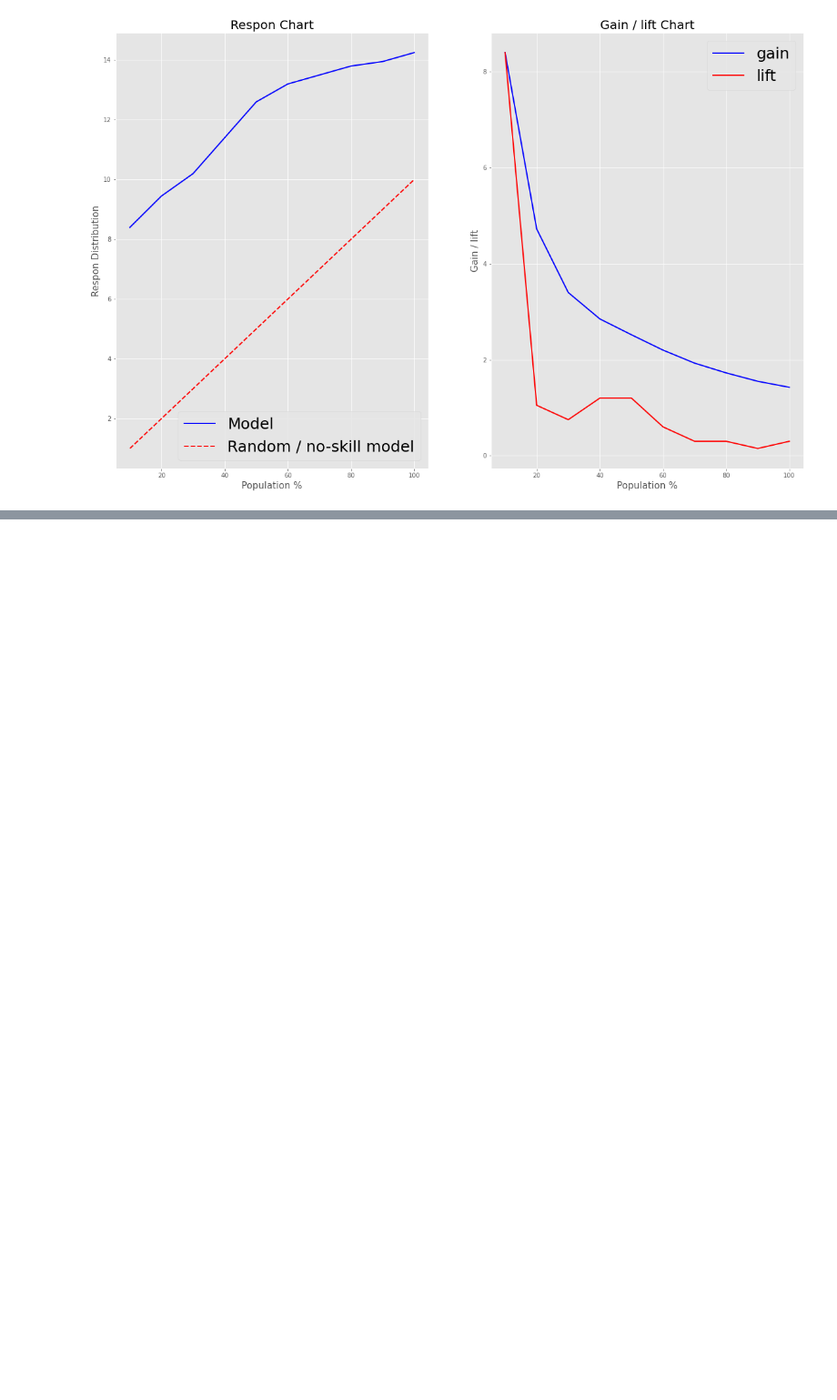
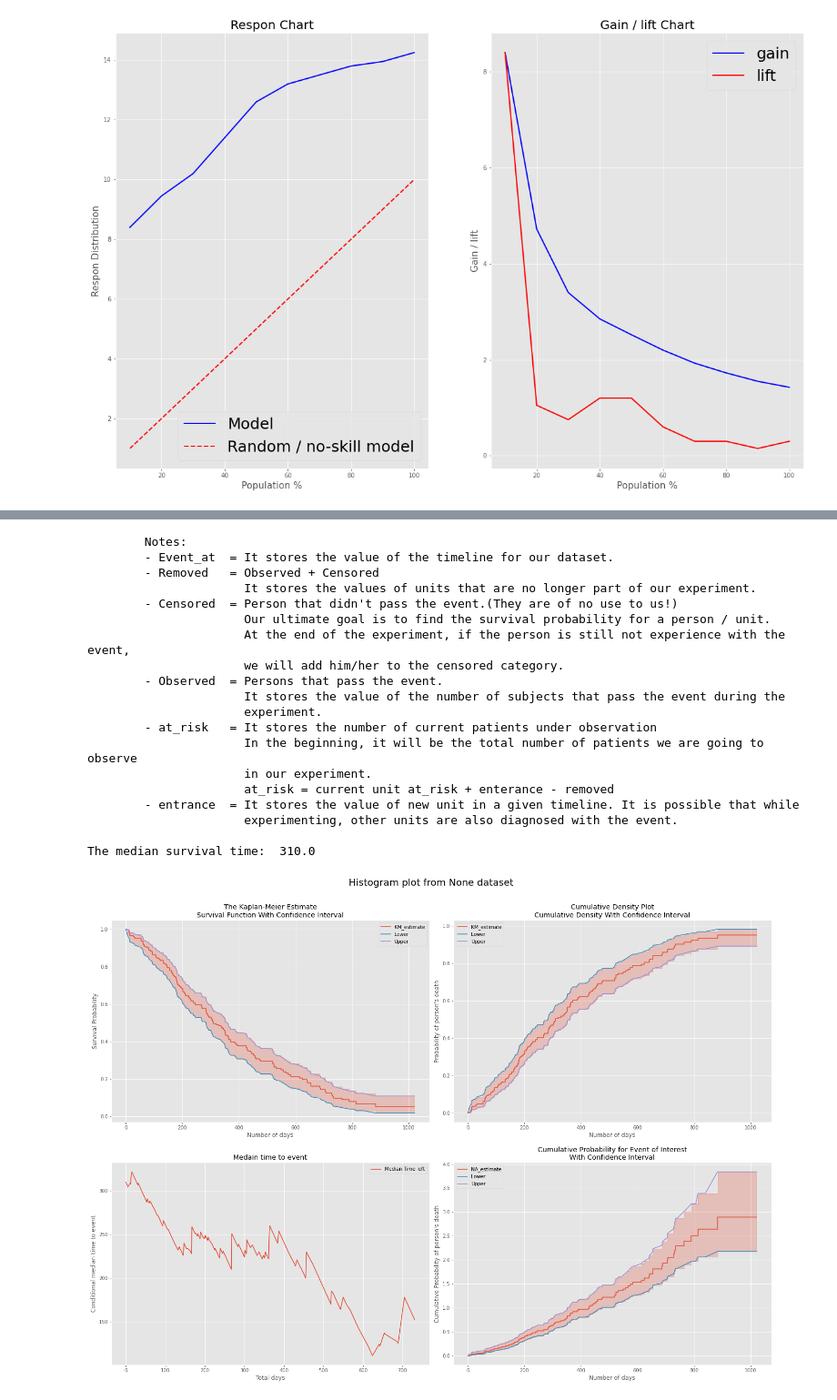
Before and after one commit to imanursar/Machine-Learning-Notes, a Jupyter notebook: Custom Function/Statistic Function.ipynb, the cells around one changed output, grey strips where cells are left out. Shown at 91% size. Cells and saved outputs as stored; diff of their text form; code cells hidden in the pictures; blank space fills up the shorter version.

```diff
--- a/Custom Function/Statistic Function.ipynb
+++ b/Custom Function/Statistic Function.ipynb
@@ -815,0 +918,3 @@ result = statistic.gain_lift(df2)
+# %%
+data = pd.read_csv(r"E:\gitlab\machine-learning\dataset\lung.csv")
+data.head()
@@ -815,0 +928,10 @@ result = statistic.gain_lift(df2)
+# %%
+#Organize our data:
+
+#If status = 1 , then dead = 0
+#If status = 2 , then dead = 1
+
+data.loc[data.status == 1, 'dead'] = 0
+data.loc[data.status == 2, 'dead'] = 1
+
+data.head()
@@ -815,0 +945,23 @@ result = statistic.gain_lift(df2)
+# %%
+kmf,event_table,detail_table = statistic.survival_analysis(data,'time','dead')
+# %% [output]
+        Notes:
+        - Event_at  = It stores the value of the timeline for our dataset.
+        - Removed   = Observed + Censored
+                      It stores the values of units that are no longer part of our experiment.
+        - Censored  = Person that didn't pass the event.(They are of no use to us!)
+                      Our ultimate goal is to find the survival probability for a person / unit.
+                      At the end of the experiment, if the person is still not experience with the event,
+                      we will add him/her to the censored category.
+        - Observed  = Persons that pass the event.
+                      It stores the value of the number of subjects that pass the event during the
+                      experiment.
+        - at_risk   = It stores the number of current patients under observation
+                      In the beginning, it will be the total number of patients we are going to observe
+                      in our experiment.
+                      at_risk = current unit at_risk + enterance - removed
+        - entrance  = It stores the value of new unit in a given timeline. It is possible that while
+                      experimenting, other units are also diagnosed with the event.
+
+The median survival time:  310.0
+[figure, added]
```
Also changed, not shown: parts of 25 cells of this notebook.
